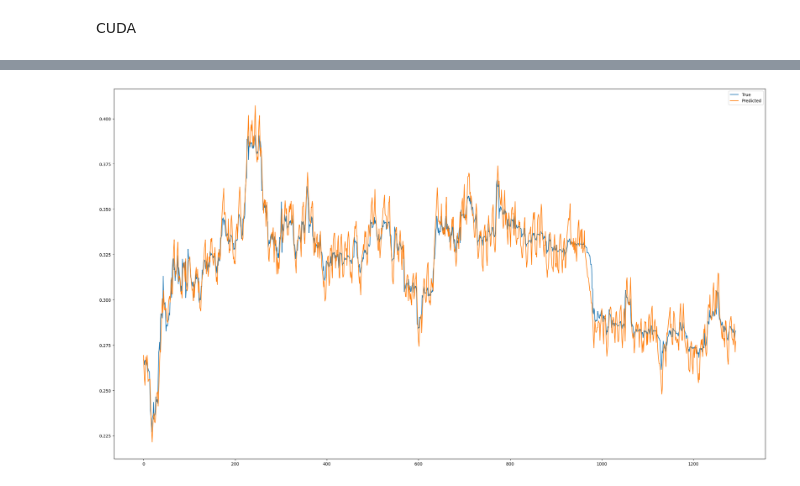
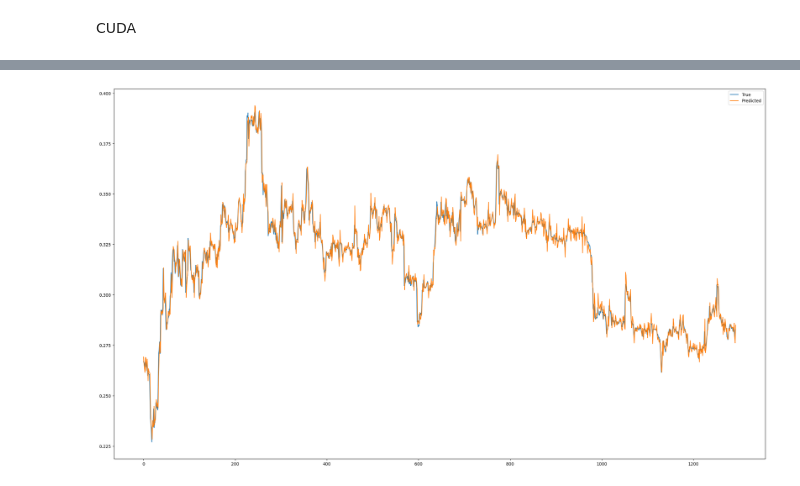
Before and after one commit to Galo0000/Proyectos-en-Python, a Jupyter notebook: Bot cryptos/Crypto/lstm.ipynb, the cells around one changed output, grey strips where cells are left out. Cells and saved outputs as stored; diff of their text form; code cells hidden in the pictures.

```diff
--- a/Bot cryptos/Crypto/lstm.ipynb
+++ b/Bot cryptos/Crypto/lstm.ipynb
@@ -104,15 +106,38 @@ class ComplexLSTM(nn.Module):
         return predictions
 
 # Inicializar el modelo con más capas LSTM
-model = ComplexLSTM(input_size=inputs, hidden_layer_size=100, output_size=1, num_layers=3).to(device)
+model = ComplexLSTM(input_size=inputs, hidden_layer_size=100, output_size=1, num_layers=4).to(device)
 
 # Inicializar el optimizador
 optimizer = torch.optim.Adam(model.parameters(), lr=0.001)
 
-# Entrenamiento del modelo
-epochs = 1000
+
 lista_loss = []
-for i in range(epochs):
+lista_mse = []
+# Ruta para guardar los checkpoints
+checkpoint_path = 'checkpoints/model_checkpoint.pth'
+
+# Función para cargar un checkpoint si existe
+def load_checkpoint():
+    if os.path.exists(checkpoint_path):
+        checkpoint = torch.load(checkpoint_path)
+        model.load_state_dict(checkpoint['model_state_dict'])
+        optimizer.load_state_dict(checkpoint['optimizer_state_dict'])
+        epoch = checkpoint['epoch']
+        lista_loss.extend(checkpoint['lista_loss'])
+        print(f"Loaded checkpoint from epoch {epoch}")
+        return epoch
+    else:
+        print("No checkpoint found.")
+        return 0
+
+# Cargar un posible checkpoint
+start_epoch = load_checkpoint()
+
+epochs = 13100
+
+# Continuar entrenamiento desde el último epoch
+for i in range(start_epoch, epochs+1):
     model.train()
     optimizer.zero_grad()
 
@@ -125,6 +150,26 @@ for i in range(epochs):
 
     if i % 100 == 0:
         print(f'Epoch {i}, loss: {loss.item()}')
+        # Evaluación del modelo
+        model.eval()
+        eval_predictions = []
+        with torch.no_grad():
+            eval_predictions = model(eval_sequences)
+        mse = mean_squared_error(eval_target.cpu(), eval_predictions.cpu())
+        lista_mse.append(mse.item())
+        print(f'Mean Squared Error (MSE): {mse}')
+
+
+    # Guardar checkpoint cada 1000 epochs
+    #if i % 1000 == 0  and i != 0:
+    #    checkpoint = {
+    #        'epoch': i,
+    #        'model_state_dict': model.state_dict(),
+    #        'optimizer_state_dict': optimizer.state_dict(),
+    #        'lista_loss': lista_loss
+    #    }
+    #    torch.save(checkpoint, checkpoint_path)
+    #    print('checkpoint save')
 
 # Evaluación del modelo
 model.eval()
@@ -152 +204 @@ Epoch 900, loss: 0.0001722250017337501
-[figure, old version]
+[figure, new version]
```
Also changed, not shown: parts of 16 cells of this notebook.
